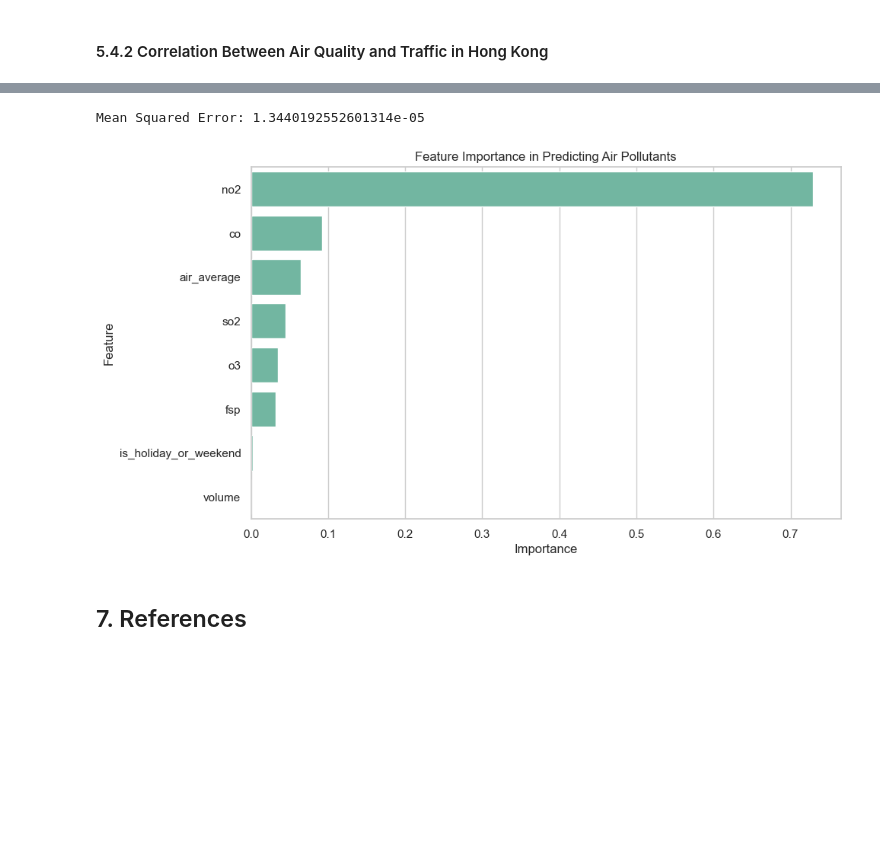
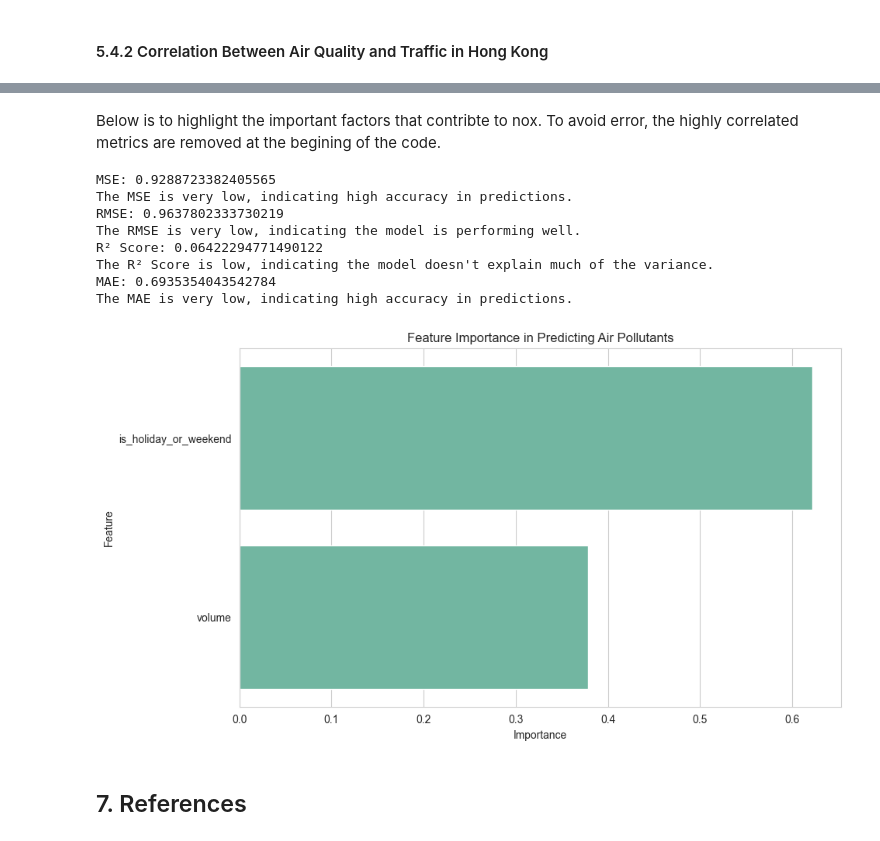
Before and after one commit to linxianying/G12_GuidedProject, a Jupyter notebook: traffic_air_sg.ipynb, the cells around one changed output, grey strips where cells are left out. Cells and saved outputs as stored; diff of their text form; code cells hidden in the pictures; blank space fills up the shorter version.

```diff
--- a/traffic_air_sg.ipynb
+++ b/traffic_air_sg.ipynb
@@ -1999,3 +2003,8 @@ full_hk_traffic_air_df.head()
+# %%
+# set the threshold for sd
+std_dev_threshold = full_hk_traffic_air_df['std_dev'].mean()
+
+full_hk_traffic_air_df = full_hk_traffic_air_df[full_hk_traffic_air_df['std_dev'] <= std_dev_threshold]
 # %% [markdown]
 ### 5.3 Exploratory Data Analysis (EDA) Snapshot of Hong Kong
 # %% [markdown]
@@ -2076,4 +2082,0 @@ plt.show()
-# %%
-merge_hk_traffic_air_df = pd.merge(hk_average_air_quality_df, hk_full_traffic_df, on=['date', 'time'] )
-merge_hk_traffic_air_df = merge_hk_traffic_air_df.rename(columns={'time': 'hour'})
-full_hk_traffic_air_df = pd.merge(merge_hk_traffic_air_df, hk_air_pollutants_df, on=['date', 'hour'])
@@ -2225,12 +2222,12 @@ plt.show()
 # %%
-# Drop irrelevant columns for feature importance analysis
+# remove irrelevant columns for feature importance analysis
 df_clean = full_hk_traffic_air_df.drop(columns=['date', 'detector_id', 'direction', 'lane_id', 'valid',
-                                                'station','std_dev','speed','valid','occupancy','hour'])
+                                                'station','std_dev','speed','valid','occupancy','hour','air_average'])
 
-# Identify the numerical columns to standardize
+# numerical columns
 numeric_columns = df_clean.select_dtypes(include=['float64', 'int64']).columns
 
-# Standardize the numerical columns
+# standardize the numerical columns
 scaler = StandardScaler()
 df_clean[numeric_columns] = scaler.fit_transform(df_clean[numeric_columns])
 
@@ -2245,19 +2279,22 @@ df_clean.head()
 # %%
+from sklearn.metrics import mean_absolute_error
 # Define features (X) and target (y)
 X = df_clean.drop(columns=['volume'])
 y = df_clean['volume']
 
 X_train, X_test, y_train, y_test = train_test_split(X, y, test_size=0.3, random_state=42)
 
-# use Random Forest Regressor
-rf = RandomForestRegressor(n_estimators=100, random_state=20)
+rf = RandomForestRegressor(n_estimators=50, random_state=20)
 
 # train the model
 rf.fit(X_train, y_train)
 
 y_pred = rf.predict(X_test)
 mse = mean_squared_error(y_test, y_pred)
-print(f'Mean Squared Error: {mse}')
+rmse = np.sqrt(mse)
+r2 = r2_score(y_test, y_pred)
+mae = mean_absolute_error(y_test, y_pred)
+metrics_meaning(mse, rmse, r2, mae)
 
 # feature importance
 feature_importance = rf.feature_importances_
@@ -2282,41 +2326,53 @@ Mean Squared Error: 0.9288918468463307
+# %% [markdown]
+</p>Below is to highlight the important factors that contribte to nox. To avoid error, the highly correlated metrics are removed at the begining of the code.</p>
 # %%
+# Remove the highly correlated fields
+df_clean = df_clean.drop(columns=['no2','co','o3','fsp','so2'])
 
-# Define features (X) and target (y)
+# Define X and Y
 X = df_clean.drop(columns=['nox'])
 y = df_clean['nox']
 
-X_train, X_test, y_train, y_test = train_test_split(X, y, test_size=0.3, random_state=42)
+X_train, X_test, y_train, y_test = train_test_split(X, y, test_size=0.5, random_state=42)
 
 # use Random Forest Regressor
-rf = RandomForestRegressor(n_estimators=100, random_state=20)
+rf = RandomForestRegressor(n_estimators=100, random_state=40)
 
 # train the model
 rf.fit(X_train, y_train)
 
 y_pred = rf.predict(X_test)
-mse = mean_squared_error(y_test, y_pred)
-print(f'Mean Squared Error: {mse}')
+
+# print the metrics and its meaning
+metrics_meaning(mse, rmse, r2, mae)
 
 # feature importance
 feature_importance = rf.feature_importances_
 
 # Create a DataFrame for feature importance
 features_df = pd.DataFrame({
     'Feature': X.columns,
     'Importance': feature_importance
 })
 
 # Sort the features by importance
 features_df = features_df.sort_values(by='Importance', ascending=False)
 
 # Plot the feature importance
 plt.figure(figsize=(10, 6))
 sns.barplot(x='Importance', y='Feature', data=features_df)
 plt.title('Feature Importance in Predicting Air Pollutants')
 plt.show()
 # %% [output]
-Mean Squared Error: 1.3440192552601314e-05
+MSE: 0.9288723382405565
+The MSE is very low, indicating high accuracy in predictions.
+RMSE: 0.9637802333730219
+The RMSE is very low, indicating the model is performing well.
+R² Score: 0.06422294771490122
+The R² Score is low, indicating the model doesn't explain much of the variance.
+MAE: 0.6935354043542784
+The MAE is very low, indicating high accuracy in predictions.
-[figure, old version]
+[figure, new version]
 # %% [markdown]
 ## 7. References
 # %% [markdown]
```
Also changed, not shown: parts of 33 cells of this notebook.
